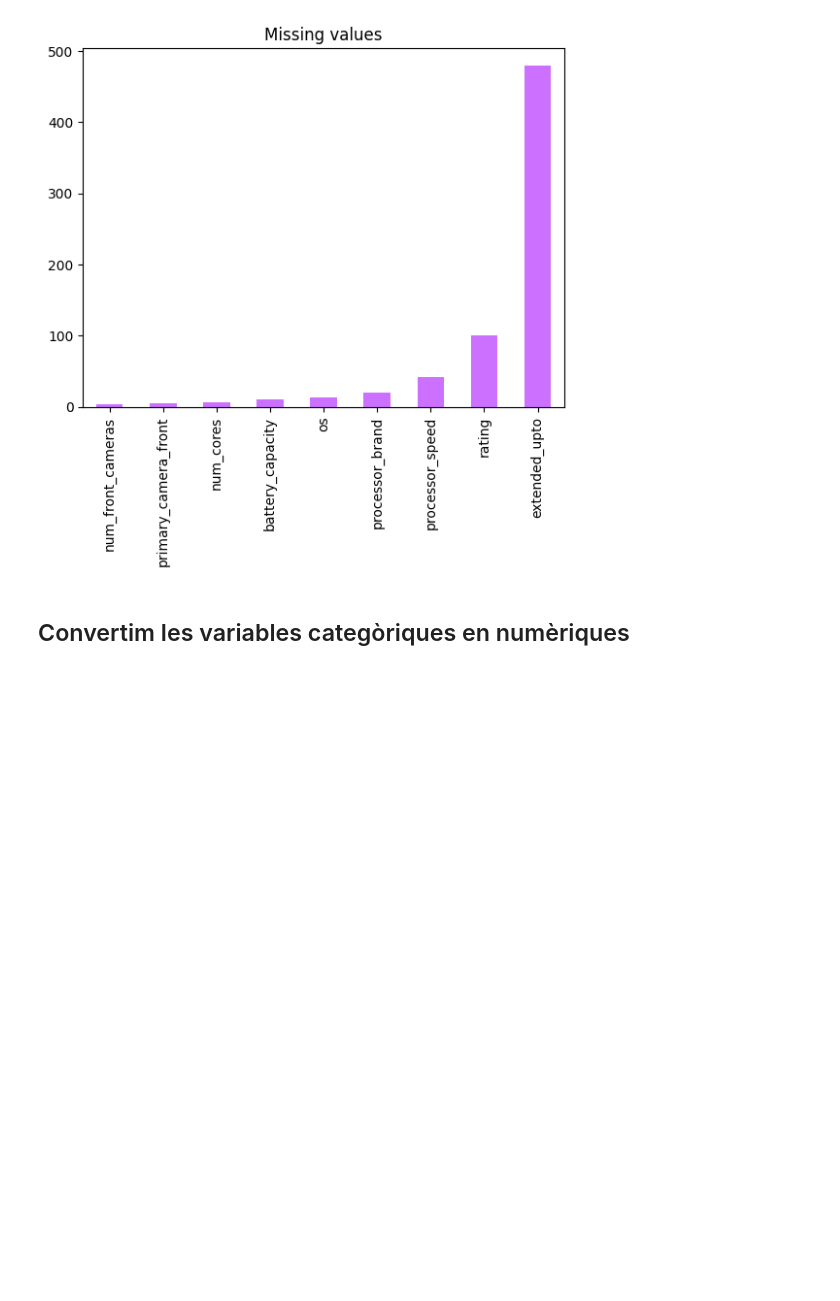
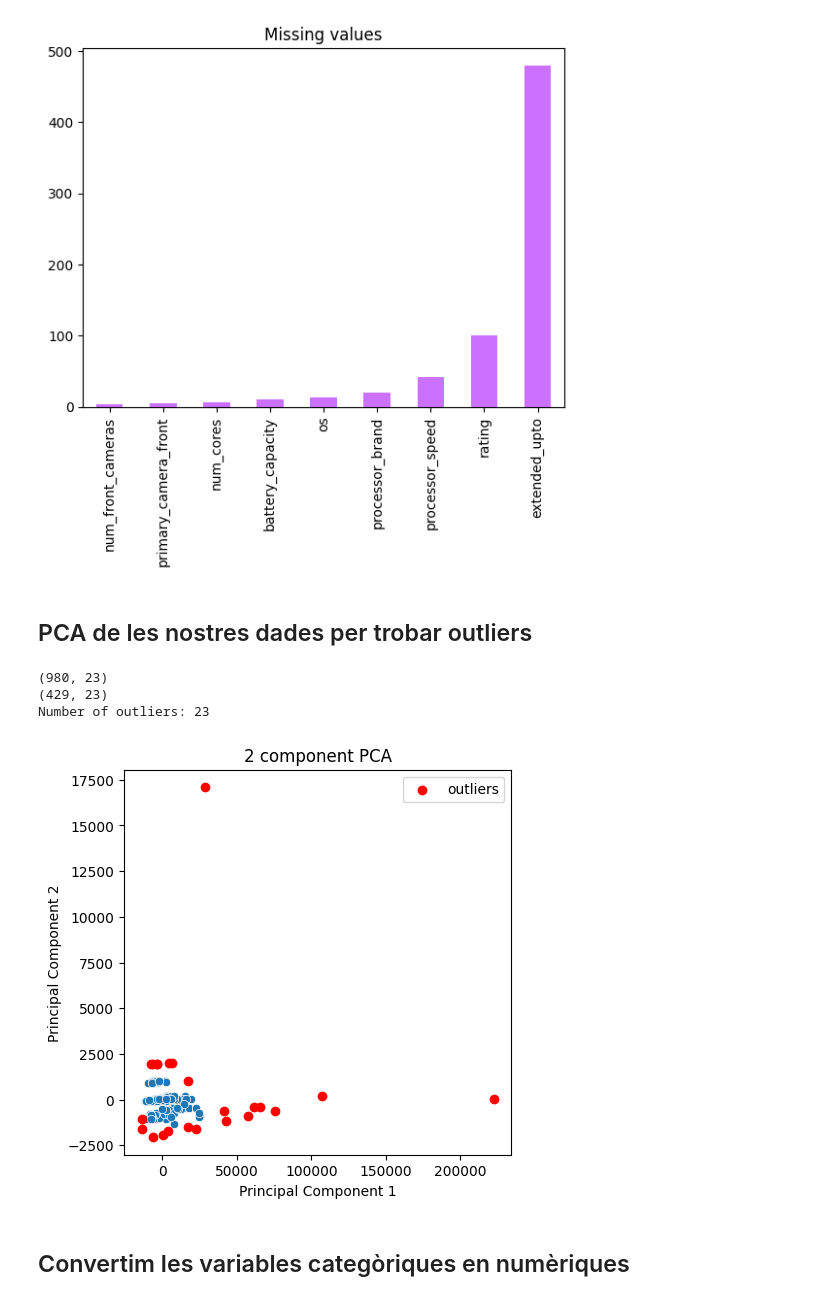
Before and after one commit to Nifel13/Smartphone-predictor, a Jupyter notebook: esmarfon_predict.ipynb, the cells around one changed output. Cells and saved outputs as stored; diff of their text form; code cells hidden in the pictures; blank space fills up the shorter version.

```diff
--- a/esmarfon_predict.ipynb
+++ b/esmarfon_predict.ipynb
@@ -275,0 +281,44 @@ data2.drop(columns = ["extended_upto"], inplace = True)
+# %% [markdown]
+## PCA de les nostres dades per trobar outliers
+# %%
+from sklearn.decomposition import PCA
+from sklearn.ensemble import IsolationForest
+import matplotlib.pyplot as plt
+import seaborn as sns
+
+pca = PCA(n_components=2)
+pca.fit(data_num.dropna())
+data_pca = pca.transform(data_num.dropna())
+data_pca = pd.DataFrame(data_pca, columns=['pca1', 'pca2'])
+
+clf = IsolationForest(random_state=0,contamination=0.05)
+clf.fit(data_pca)
+outliers = clf.predict(data_pca)
+data_pca['outliers'] = outliers
+
+print(data2.shape)
+# Get the indices of the outliers
+outlier_indices = data_pca[data_pca['outliers'] == -1].index
+
+# Drop the
+data2 = data2.drop(outlier_indices)
+print(data2.shape)
+
+# plot the data
+plt.figure(figsize=(5, 5))
+sns.scatterplot(x='pca1', y='pca2', data=data_pca)
+plt.xlabel('Principal Component 1')
+plt.ylabel('Principal Component 2')
+plt.title('2 component PCA')
+# plot the outliers
+outliers = data_pca[data_pca['outliers'] == -1]
+plt.scatter(outliers['pca1'], outliers['pca2'], color='red', label='outliers')
+# print the number of outliers
+print(f'Number of outliers: {len(outliers)}')
+plt.legend()
+plt.show()
+# %% [output]
+(980, 23)
+(429, 23)
+Number of outliers: 23
+[figure, added]
```
Also changed, not shown: parts of 20 cells of this notebook.
